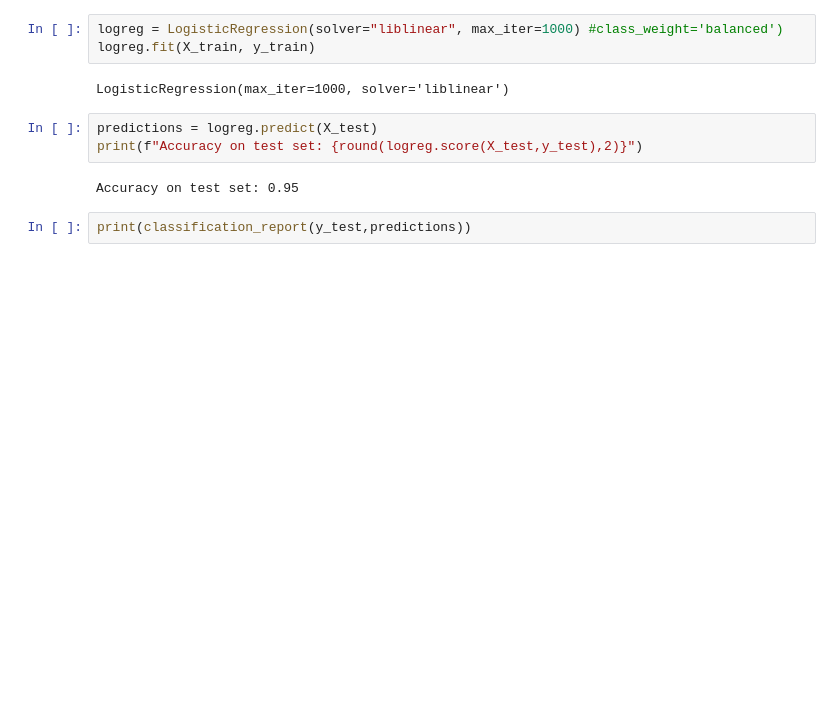
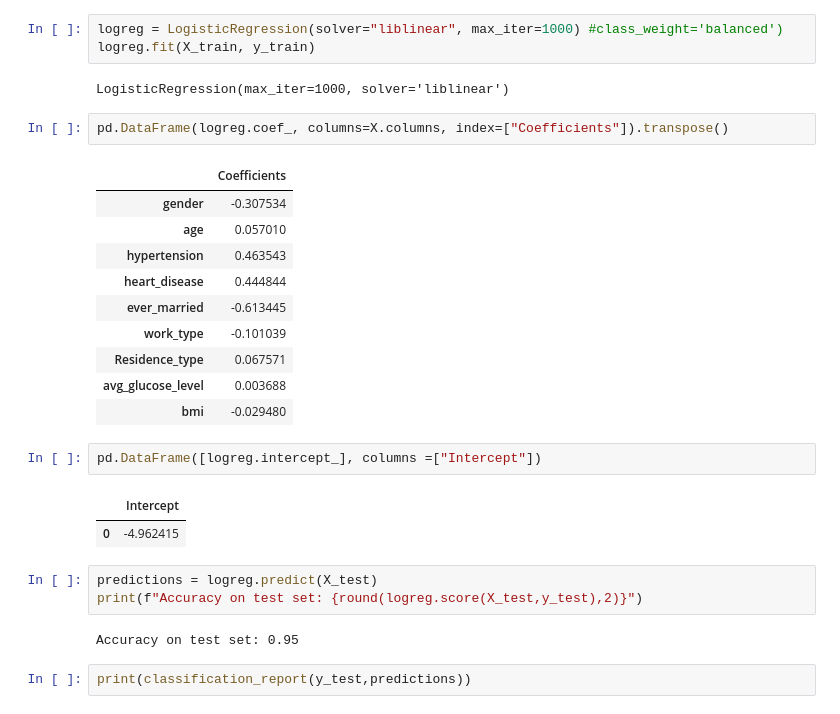
Before and after one commit to Sarahdrdo/Equipo3_AgentesInteligentes_Reto, a Jupyter notebook: Equipo3_Reto_AgentesInteligentes.ipynb, the cells around one changed output. Cells and saved outputs as stored; diff of their text form; blank space fills up the shorter version.

```diff
--- a/Equipo3_Reto_AgentesInteligentes.ipynb
+++ b/Equipo3_Reto_AgentesInteligentes.ipynb
@@ -409,10 +409,28 @@ logreg.fit(X_train, y_train)
 # %% [output]
 LogisticRegression(max_iter=1000, solver='liblinear')
 # %%
-predictions = logreg.predict(X_test)
-print(f"Accuracy on test set: {round(logreg.score(X_test,y_test),2)}")
+pd.DataFrame(logreg.coef_, columns=X.columns, index=["Coefficients"]).transpose()
 # %% [output]
-Accuracy on test set: 0.95
+|  | Coefficients |
+| gender | -0.307534 |
+| age | 0.057010 |
+| hypertension | 0.463543 |
+| heart_disease | 0.444844 |
+| ever_married | -0.613445 |
+| work_type | -0.101039 |
+| Residence_type | 0.067571 |
+| avg_glucose_level | 0.003688 |
+| bmi | -0.029480 |
+# %%
+pd.DataFrame([logreg.intercept_], columns =["Intercept"])
+# %% [output]
+|  | Intercept |
+| 0 | -4.962415 |
+# %%
+predictions = logreg.predict(X_test)
+print(f"Accuracy on test set: {round(logreg.score(X_test,y_test),2)}")
+# %% [output]
+Accuracy on test set: 0.95
 # %%
 print(classification_report(y_test,predictions))
 # %% [output]
```
